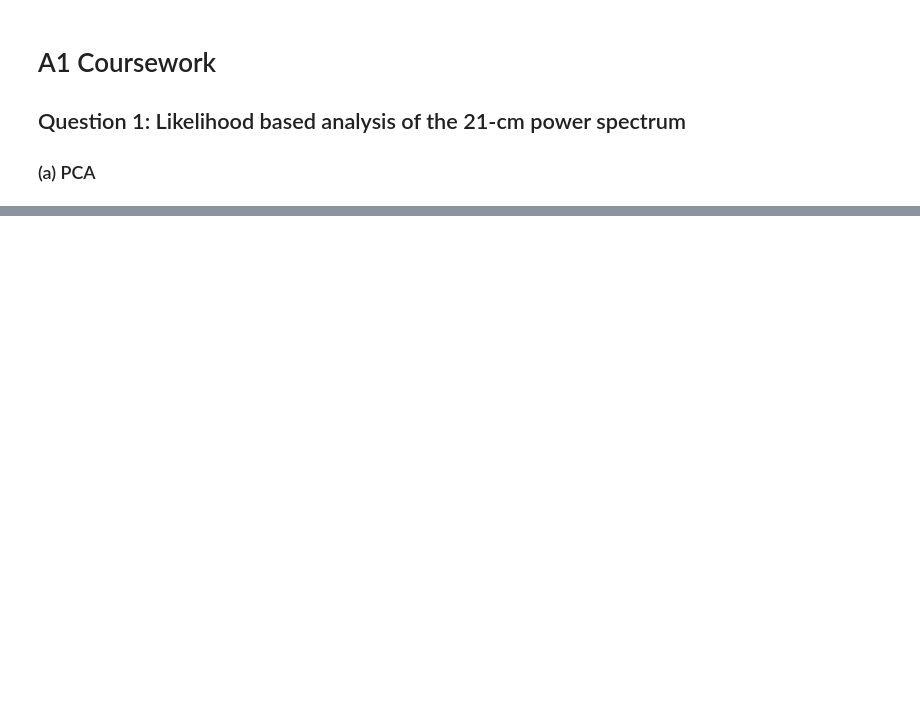
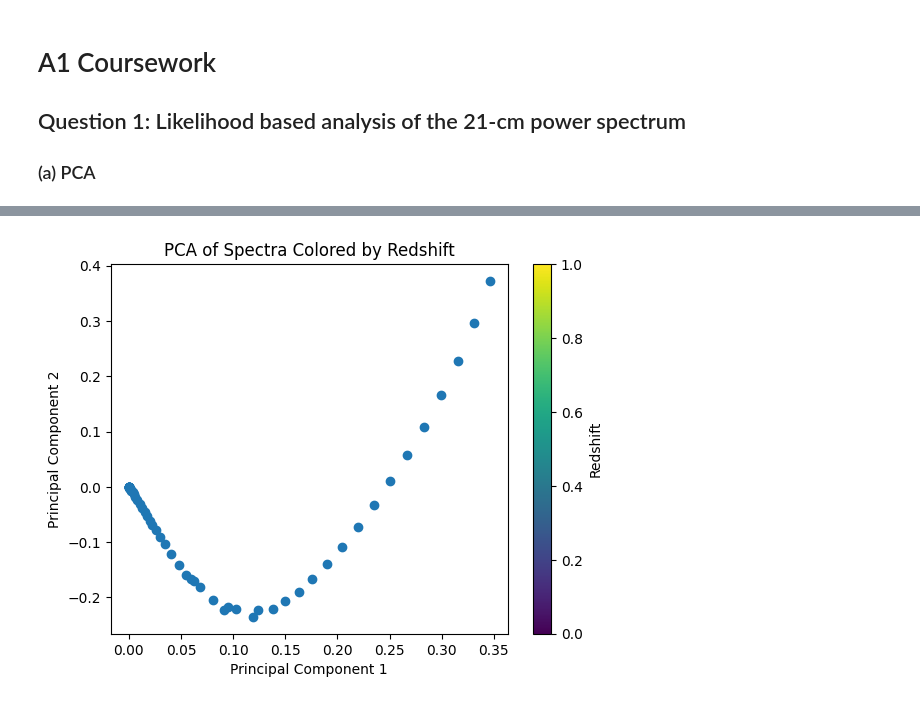
Before and after one commit to AlexBM173/apb86_A1, a Jupyter notebook: draft.ipynb, the cells around one changed output, grey strips where cells are left out. Cells and saved outputs as stored; diff of their text form; code cells hidden in the pictures; blank space fills up the shorter version.

```diff
--- a/draft.ipynb
+++ b/draft.ipynb
@@ -59,0 +77,11 @@ Shape of simulations: (54, 9997)
+# %%
+pca = PCA(n_components=2)
+pca.fit_transform(spectra)
+plt.scatter(pca.components_[0], pca.components_[1], cmap='viridis')
+plt.colorbar(label='Redshift')
+plt.xlabel('Principal Component 1')
+plt.ylabel('Principal Component 2')
+plt.title('PCA of Spectra Colored by Redshift')
+plt.show()
+# %% [output]
+[figure, added]
```
Also changed, not shown: parts of 3 cells of this notebook.
